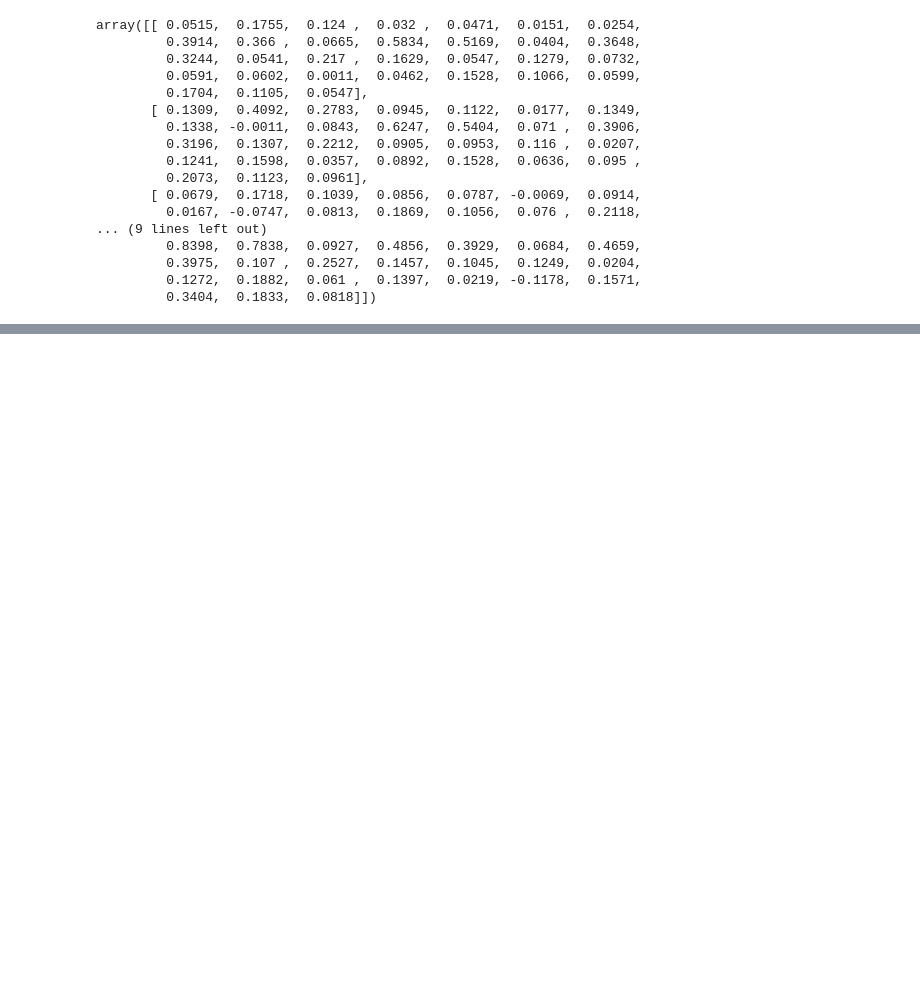
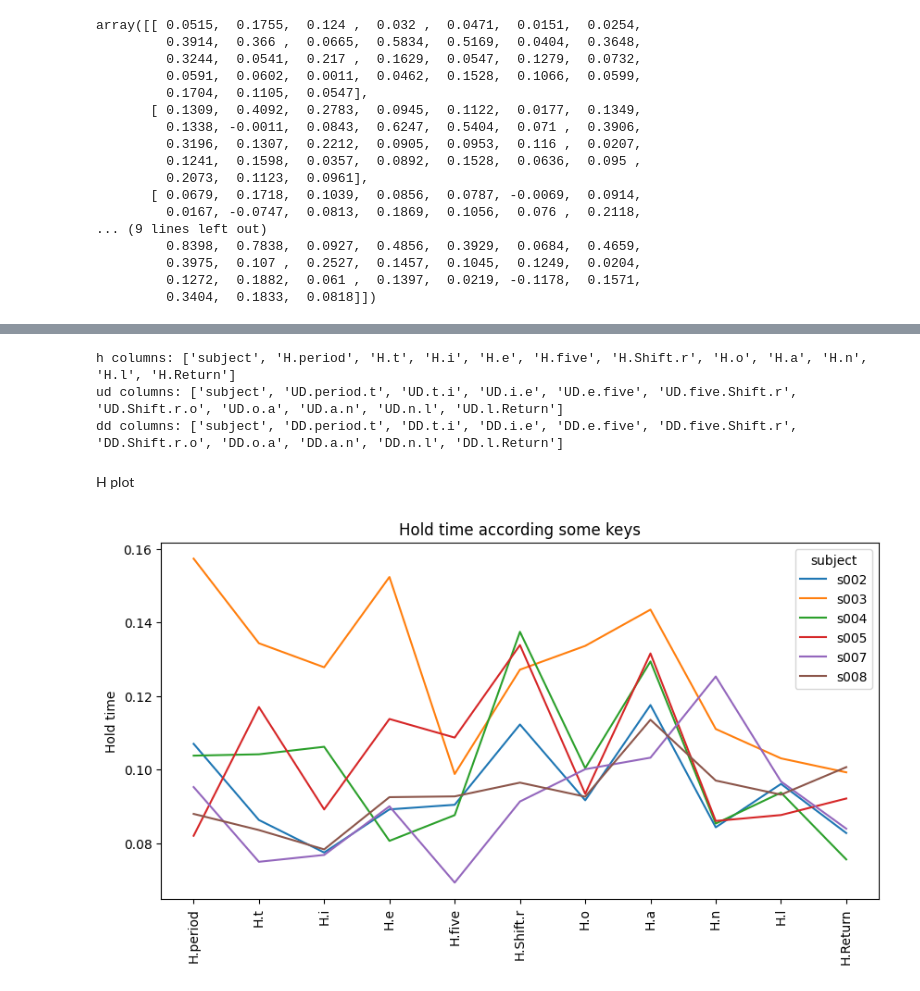
Before and after one commit to LesCadets/keystroke-dynamics-benchmark-dataset, a Jupyter notebook: keystroke-detection-tool.ipynb, the cells around one changed output, grey strips where cells are left out. Cells and saved outputs as stored; diff of their text form; code cells hidden in the pictures; blank space fills up the shorter version.

```diff
--- a/keystroke-detection-tool.ipynb
+++ b/keystroke-detection-tool.ipynb
@@ -141,0 +351,42 @@ array([[ 0.0515,  0.1755,  0.124 ,  0.032 ,  0.0471,  0.0151,  0.0254,
+# %%
+# Get the list of columns name for each types of keystroke timing (h, ud, dd)
+h_cols = ['subject']
+ud_cols = ['subject']
+dd_cols = ['subject']
+
+for column in df.columns:
+    if 'H' in column:
+        h_cols.append(str(column))
+    if 'UD' in column:
+        ud_cols.append(str(column))
+    if 'DD' in column:
+        dd_cols.append(str(column))
+
+print(f"h columns: {h_cols}")
+print(f"ud columns: {ud_cols}")
+print(f"dd columns: {dd_cols}")
+# %% [output]
+h columns: ['subject', 'H.period', 'H.t', 'H.i', 'H.e', 'H.five', 'H.Shift.r', 'H.o', 'H.a', 'H.n', 'H.l', 'H.Return']
+ud columns: ['subject', 'UD.period.t', 'UD.t.i', 'UD.i.e', 'UD.e.five', 'UD.five.Shift.r', 'UD.Shift.r.o', 'UD.o.a', 'UD.a.n', 'UD.n.l', 'UD.l.Return']
+dd columns: ['subject', 'DD.period.t', 'DD.t.i', 'DD.i.e', 'DD.e.five', 'DD.five.Shift.r', 'DD.Shift.r.o', 'DD.o.a', 'DD.a.n', 'DD.n.l', 'DD.l.Return']
+# %% [markdown]
+H plot
+# %%
+key_hold_time = df[h_cols]
+
+key_hold_time = key_hold_time.where(
+    (key_hold_time['subject'] == 's002') | (key_hold_time['subject'] == 's003') | (
+            key_hold_time['subject'] == 's004') | (key_hold_time['subject'] == 's005') | (
+            key_hold_time['subject'] == 's007') | (key_hold_time['subject'] == 's008'))
+
+key_hold_time = key_hold_time.groupby('subject').agg('mean')
+
+fig, ax = plt.subplots(figsize=(10, 5))
+key_hold_time.T.plot(ax=ax)
+ax.set_xticks(np.arange(len(key_hold_time.columns)))
+ax.set_xticklabels(key_hold_time.columns, rotation=90)
+plt.ylabel('Hold time')
+plt.title("Hold time according some keys")
+plt.show()
+# %% [output]
+[figure, added]
```
Also changed, not shown: parts of 29 cells of this notebook.
